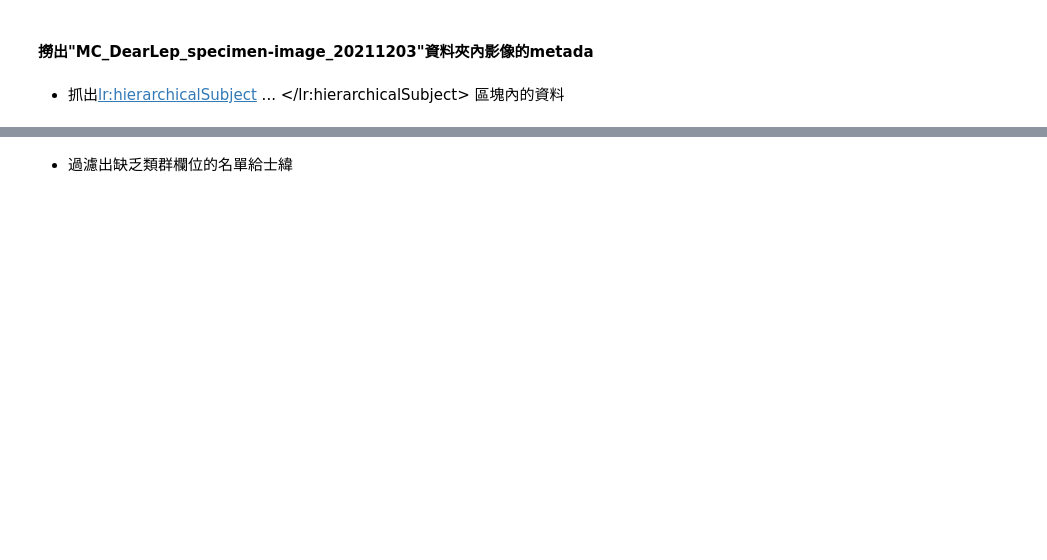
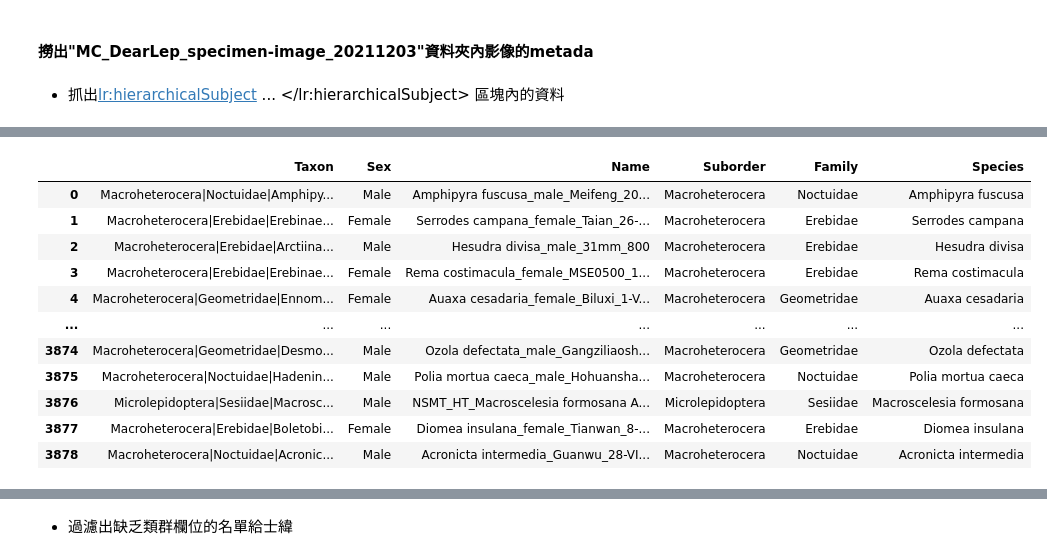
Before and after one commit to YunghuiHsu/Moth_Project, a Jupyter notebook: Moth_thermal/data/meta_thermal_rangesize/dearlep_img_species/check_MC.ipynb, the cells around one changed output, grey strips where cells are left out. Cells and saved outputs as stored; diff of their text form; code cells hidden in the pictures; blank space fills up the shorter version.

```diff
--- a/Moth_thermal/data/meta_thermal_rangesize/dearlep_img_species/check_MC.ipynb
+++ b/Moth_thermal/data/meta_thermal_rangesize/dearlep_img_species/check_MC.ipynb
@@ -827,12 +813,23 @@ __MACOSX
 # %%
 # check again
-dir_MC_DearLep = Path('../data_raw/Taiwan')
+dir_MC_DearLep = Path('../../data_raw/DearLep')
 paths_MC_DearLep = list(dir_MC_DearLep.glob('**/*'))
 paths_MC_DearLep = [path for path in paths_MC_DearLep
                     if path.suffix.lower() in ['.jpg', '.jpeg', '.png']]
 print(len(paths_MC_DearLep))
+
+paths_MC_DearLep = [path for path in paths_MC_DearLep
+                    if not path.stem.startswith('\.')]
+print(len(paths_MC_DearLep))
+
 suffix_set = set([path.suffix for path in paths_MC_DearLep])
 print(suffix_set)
 
 print('image number : ', len(paths_MC_DearLep))
+
+df = pd.DataFrame(paths_MC_DearLep,columns=['path'])
+df['name'] =  df.path.apply(lambda x : Path(x).stem)
+del df['path']
+
+print('number of unique filename  : ', df.name.nunique())
 # %% [output]
@@ -902,8 +896,8 @@ for idx, path in enumerate(paths_MC_DearLep):
 # %%
 import json
 
-# with open('meta/fname_tag.json', 'w') as fp:
-#     json.dump(fname_tag, fp)
+with open('meta/fname_tag.json', 'w') as fp:
+    json.dump(fname_tag, fp)
 
 with open('meta/fname_tag.json', 'r') as fp:
     fname_tag = json.load(fp)
@@ -925,46 +927,50 @@ list(fname_tag.items())[0]
 # %%
-# df_tags = pd.DataFrame(columns=['Taxon','Sex', 'Name', 'Suborder', 'Family', 'Species'])
-# print(df_tags)
-# for idx, (k, v) in enumerate(fname_tag.items()):
+df_tags = pd.DataFrame(columns=['Taxon','Sex', 'Name', 'Suborder', 'Family', 'Species'])
+print(df_tags)
+for idx, (k, v) in enumerate(fname_tag.items()):
 
-#     print(idx, k)
+    print(idx, k, end='\r')
 
-#     # if list所有的字串，以 '|'分割后的長度均為2:
-#     #   則以字串中含有科名的元素，前面加上'Taxon'
-#     if {len(str_.split('|'))  for str_ in v} == {2}:
-#         v = ['Taxon|'+ str_ if 'dae' in str_ else str_
-#                 for str_ in v ]
+    if type(v) == float:
+        v = ['NaN|NaN']*5
 
-#     v_dict = dict(
-#     zip(
-#         [str_.split('|')[0] for str_ in v],
-#         [str_.split('|', maxsplit=1)[1] for str_ in v])
-#     )
+    # if list所有的字串，以 '|'分割后的長度均為2:
+    #   則以字串中含有科名的元素，前面加上'Taxon'
+    if {len(str_.split('|'))  for str_ in v} == {2}:
+        v = ['Taxon|'+ str_ if 'dae' in str_ else str_
+                for str_ in v ]
 
-#     if 'Sex' not in v_dict:
-#         v_dict['Sex'] = np.nan
-#     if 'Taxon' not in v_dict:
-#         v_dict['Taxon'] = np.nan
+    v_dict = dict(
+    zip(
+        [str_.split('|')[0] for str_ in v],
+        [str_.split('|', maxsplit=1)[1] for str_ in v])
+    )
 
-#     df_tags_ = pd.DataFrame.from_dict(v_dict,  orient='index').T
-#     df_tags_['Name'] =  k
+    if 'Sex' not in v_dict:
+        v_dict['Sex'] = np.nan
+    if 'Taxon' not in v_dict:
+        v_dict['Taxon'] = np.nan
+
+    df_tags_ = pd.DataFrame.from_dict(v_dict,  orient='index').T
+    df_tags_['Name'] =  k
 
 
-#     df_tags_ = df_tags_[['Taxon', 'Sex', 'Name']]
+    df_tags_ = df_tags_[['Taxon', 'Sex', 'Name']]
 
-#     if df_tags_.Taxon.notnull().values:
-#         taxon_list = df_tags_.Taxon.str.split('|').values[0]
-#     else:
-#         taxon_list = [np.nan]*3
+    if df_tags_.Taxon.notnull().values:
+        taxon_list = df_tags_.Taxon.str.split('|').values[0]
+    else:
+        taxon_list = [np.nan]*3
 
 
-#     df_tags_['Suborder'] = taxon_list[0]
-#     df_tags_['Family'] = taxon_list[1]
-#     df_tags_['Species'] = taxon_list[-1] if not len(taxon_list)== 2 else np.nan
+    df_tags_['Suborder'] = taxon_list[0]
+    df_tags_['Family'] = taxon_list[1]
+    df_tags_['Species'] = taxon_list[-1] if not len(taxon_list)== 2 else np.nan
 
 
-#     # 改為建立新的字典、最後再轉成dataframe
-#     df_tags = pd.concat([df_tags, df_tags_]).reset_index(drop=True)
+    # 改為建立新的字典、最後再轉成dataframe
+    df_tags = pd.concat([df_tags, df_tags_]).reset_index(drop=True)
 
-# df_tags.to_csv('meta/tags_Taiwan_220105.csv')
-# df_tags
+df_tags.to_csv('meta/tags_Taiwan_220105.csv')
+df_tags
+# %% [output]
@@ -970,0 +981,12 @@ list(fname_tag.items())[0]
+|  | Taxon | Sex | Name | Suborder | Family | Species |
+| 0 | Macroheterocera|Noctuidae|Amphipy... | Male | Amphipyra fuscusa_male_Meifeng_20... | Macroheterocera | Noctuidae | Amphipyra fuscusa |
+| 1 | Macroheterocera|Erebidae|Erebinae... | Female | Serrodes campana_female_Taian_26-... | Macroheterocera | Erebidae | Serrodes campana |
+| 2 | Macroheterocera|Erebidae|Arctiina... | Male | Hesudra divisa_male_31mm_800 | Macroheterocera | Erebidae | Hesudra divisa |
+| 3 | Macroheterocera|Erebidae|Erebinae... | Female | Rema costimacula_female_MSE0500_1... | Macroheterocera | Erebidae | Rema costimacula |
+| 4 | Macroheterocera|Geometridae|Ennom... | Female | Auaxa cesadaria_female_Biluxi_1-V... | Macroheterocera | Geometridae | Auaxa cesadaria |
+| ... | ... | ... | ... | ... | ... | ... |
+| 3874 | Macroheterocera|Geometridae|Desmo... | Male | Ozola defectata_male_Gangziliaosh... | Macroheterocera | Geometridae | Ozola defectata |
+| 3875 | Macroheterocera|Noctuidae|Hadenin... | Male | Polia mortua caeca_male_Hohuansha... | Macroheterocera | Noctuidae | Polia mortua caeca |
+| 3876 | Microlepidoptera|Sesiidae|Macrosc... | Male | NSMT_HT_Macroscelesia formosana A... | Microlepidoptera | Sesiidae | Macroscelesia formosana |
+| 3877 | Macroheterocera|Erebidae|Boletobi... | Female | Diomea insulana_female_Tianwan_8-... | Macroheterocera | Erebidae | Diomea insulana |
+| 3878 | Macroheterocera|Noctuidae|Acronic... | Male | Acronicta intermedia_Guanwu_28-VI... | Macroheterocera | Noctuidae | Acronicta intermedia |
```
Also changed, not shown: parts of 24 cells of this notebook.
